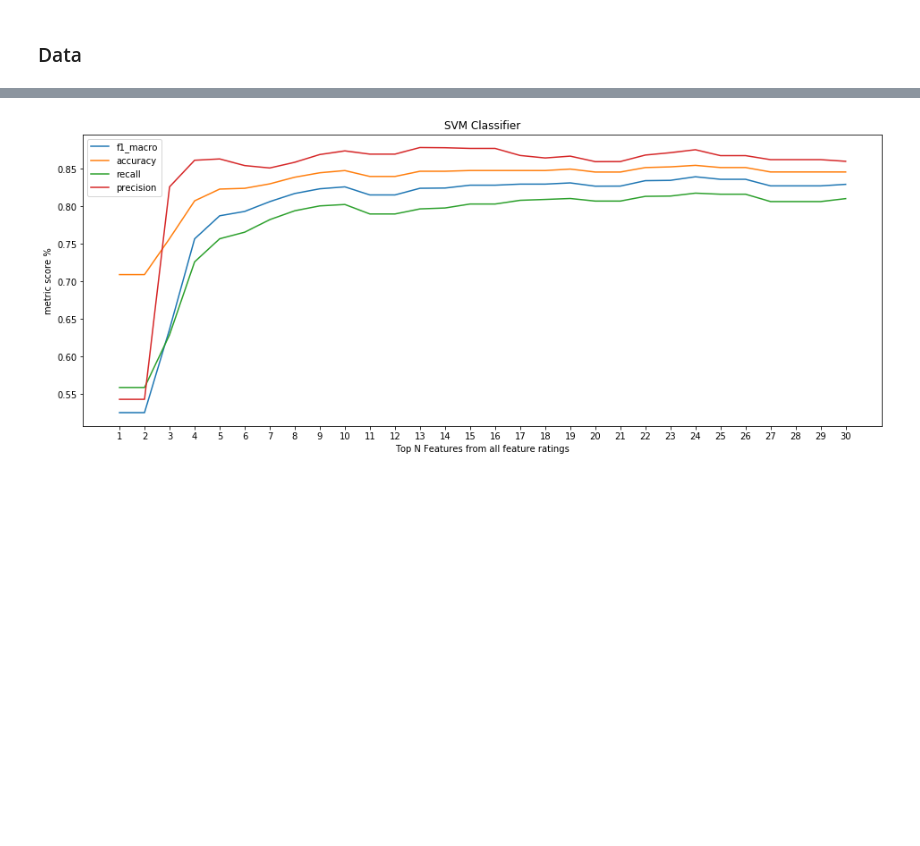
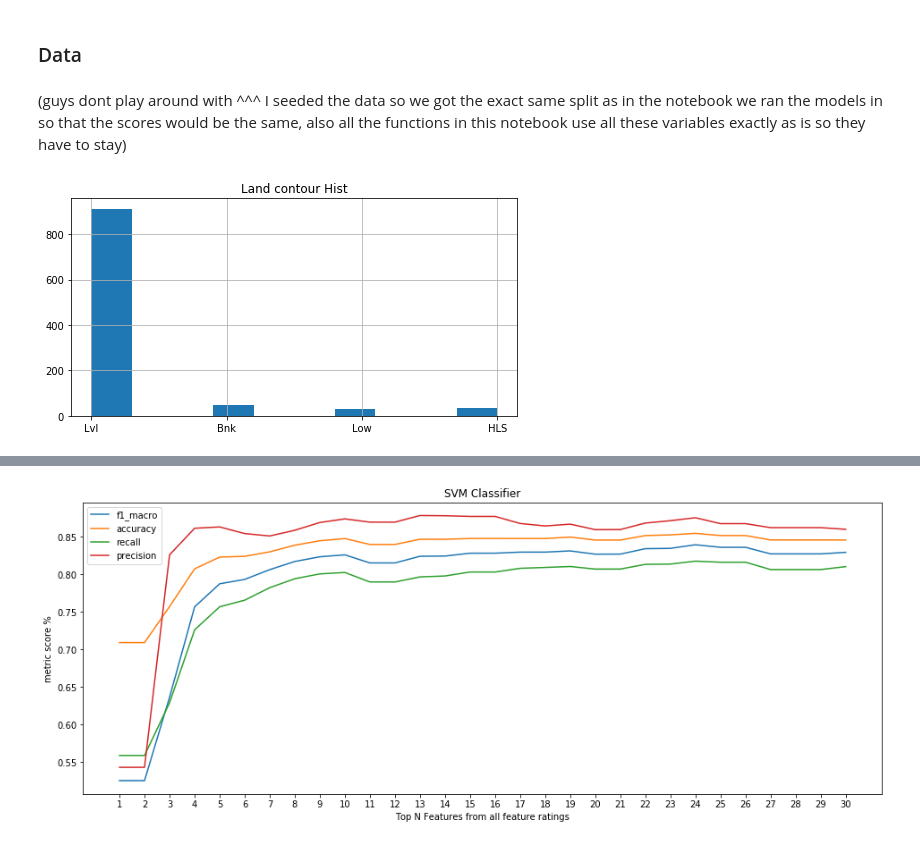
Before and after one commit to samialisayed/MachineLearning-Final-Project, a Jupyter notebook: project.ipynb, the cells around one changed output, grey strips where cells are left out. Cells and saved outputs as stored; diff of their text form; code cells hidden in the pictures; blank space fills up the shorter version.

```diff
--- a/project.ipynb
+++ b/project.ipynb
@@ -35,3 +37,10 @@ y_test_binned  = [0 if price <= 120000 else 1 if price <= 200000 else 2 for pric
 y_train_log = np.log(y_train)
 y_test_log = np.log(y_test)
 columns = data.columns
+# %% [markdown]
+(guys dont play around with ^^^ I seeded the data so we got the exact same split as in the notebook we ran the models in so that the scores would be the same, also all the functions in this notebook use all these variables exactly as is so they have to stay)
+# %%
+from project import hist_LandContour
+hist_LandContour(X_train_uncleaned)
+# %% [output]
+[figure, added]
```
Also changed, not shown: parts of 19 cells of this notebook, 2 other files.
